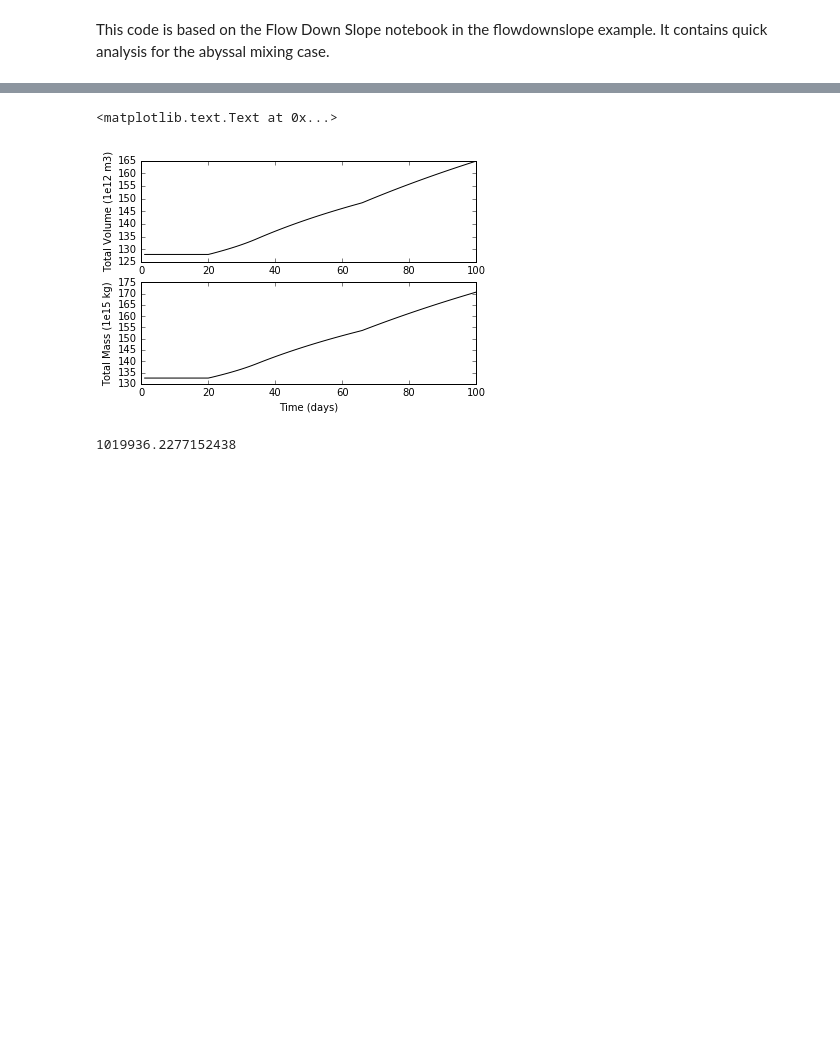
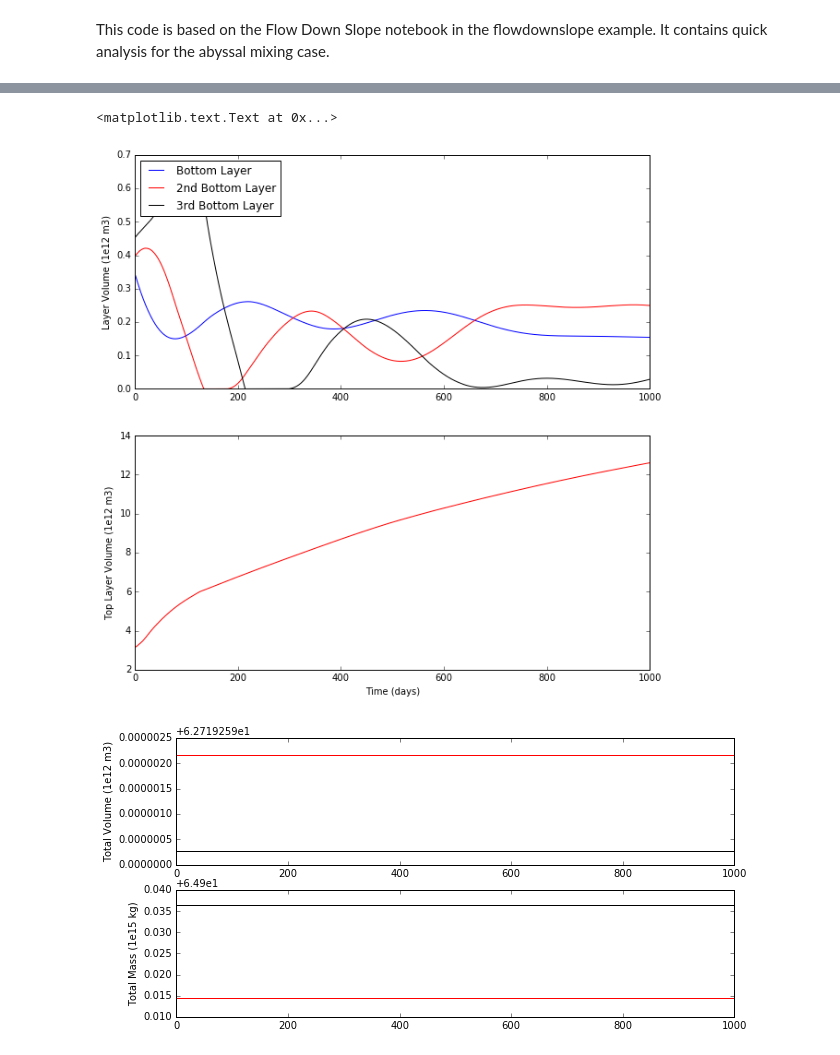
Before and after one commit to rmholmes/MOM6-examples, a Jupyter notebook: ocean_only/abmix2d/Abyssal Mixing Quick Analysis.ipynb, the cells around one changed output, grey strips where cells are left out. Drawn from its saved outputs; the diff is of its cells as text; code cells hidden in the pictures; blank space fills up the shorter version.

```diff
--- a/ocean_only/abmix2d/Abyssal Mixing Quick Analysis.ipynb
+++ b/ocean_only/abmix2d/Abyssal Mixing Quick Analysis.ipynb
@@ -17,26 +159,34 @@ import m6toolbox
 # %%
-# Open the output:
-fname = scipy.io.netcdf_file('prog.nc')
-gname = scipy.io.netcdf_file('ocean_geometry.nc')
-
-#Calculate total mass and volume:
-zl = fname.variables['zl'][:]
+#Total mass and volume:
 h = fname.variables['h'][:,:,:,0]
-A = gname.variables['Ah'][:]
-volume = np.sum(np.dot(h,A[:,0]),axis=1)*len(A[0,:])
-mass   = np.dot(np.dot(h,A[:,0]),zl)*len(A[0,:])
+tvol = fname.variables['volo'][:]
+tmass = fname.variables['masso'][:]
+volume = np.dot(h,A[:,0])*len(A[0,:])
+mass   = np.dot(np.dot(h,A[:,0]),rhol)*len(A[0,:])
 time = fname.variables['Time'][:]
+f = plt.figure(figsize=(10,10))
 plt.subplot(2,1,1)
-plt.plot(time,volume/1e12,'-k')
+plt.plot(time,volume[:,-1]/1e12,'-b', label='Bottom Layer')
+plt.plot(time,volume[:,-2]/1e12,'-r', label='2nd Bottom Layer')
+plt.plot(time,volume[:,-3]/1e12,'-k', label='3rd Bottom Layer')
+#plt.plot(time,volume[:,1]/1e12,'-m', label='2nd Top Layer')
+plt.ylabel('Layer Volume (1e12 m3)')
+#plt.ylim([0, 15])
+plt.legend(loc=2)
+plt.subplot(2,1,2)
+plt.plot(time,volume[:,0]/1e12,'-r')
+plt.ylabel('Top Layer Volume (1e12 m3)')
+plt.xlabel('Time (days)')
+f2 = plt.figure(figsize=(10,5))
+plt.subplot(2,1,1)
+plt.plot(time,np.sum(volume,axis=1)/1e12,'-k')
+plt.plot(time,tvol/1e12,'-r')
 plt.ylabel('Total Volume (1e12 m3)')
 plt.subplot(2,1,2)
 plt.plot(time,mass/1e15,'-k')
+plt.plot(time,tmass/1e15,'-r')
 plt.ylabel('Total Mass (1e15 kg)')
-plt.xlabel('Time (days)')
 # %% [output]
 <matplotlib.text.Text at 0x...>
-[figure, old version]
+[figure, new version]
+[figure, added]
-# %%
-(volume[-1]-volume[0])/(time[-1]-time[0])/86400
-# %% [output]
-1019936.2277152438
```
Also changed, not shown: parts of 14 cells of this notebook, 4 other files.
